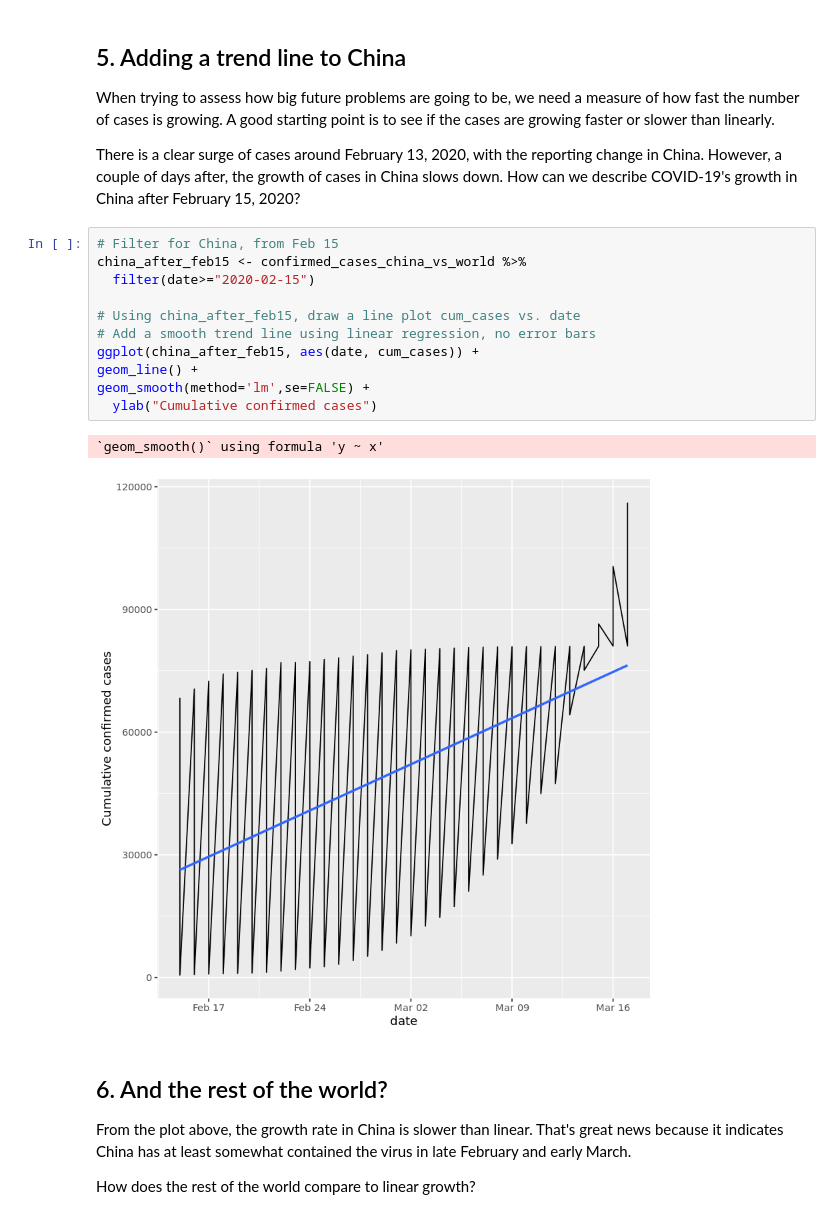
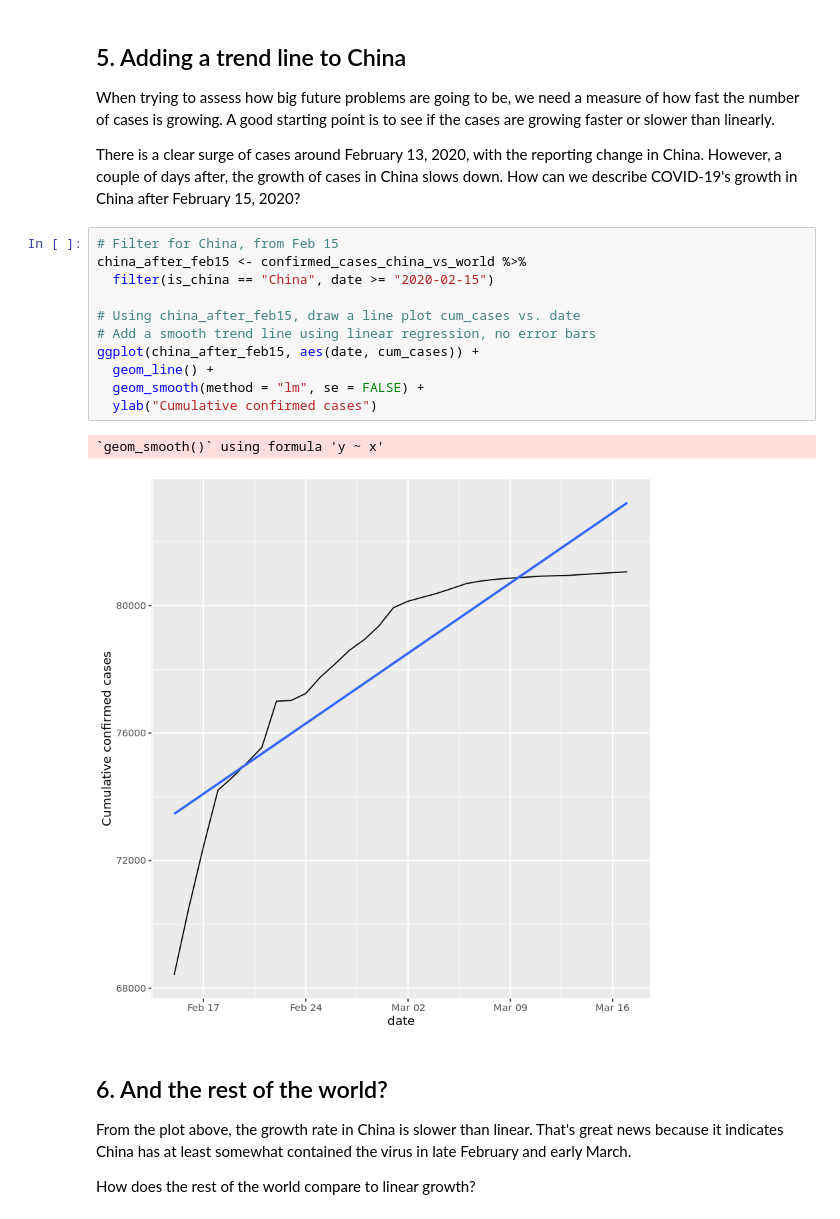
Before and after one commit to Hi-Pratiti/Visualisations, a Jupyter notebook: notebook.ipynb, the cells around one changed output. Cells and saved outputs as stored; diff of their text form.

```diff
--- a/notebook.ipynb
+++ b/notebook.ipynb
@@ -115,17 +115,17 @@ plt_cum_confirmed_cases_china_vs_world +
 # %%
 # Filter for China, from Feb 15
 china_after_feb15 <- confirmed_cases_china_vs_world %>%
-  filter(date>="2020-02-15")
+  filter(is_china == "China", date >= "2020-02-15")
 
 # Using china_after_feb15, draw a line plot cum_cases vs. date
 # Add a smooth trend line using linear regression, no error bars
 ggplot(china_after_feb15, aes(date, cum_cases)) +
-geom_line() +
-geom_smooth(method='lm',se=FALSE) +
+  geom_line() +
+  geom_smooth(method = "lm", se = FALSE) +
   ylab("Cumulative confirmed cases")
 # %% [output]
 `geom_smooth()` using formula 'y ~ x'
-[figure, old version]
+[figure, new version]
 # %% [markdown]
 ## 6. And the rest of the world?
 <p>From the plot above, the growth rate in China is slower than linear. That's great news because it indicates China has at least somewhat contained the virus in late February and early March.</p>
```
